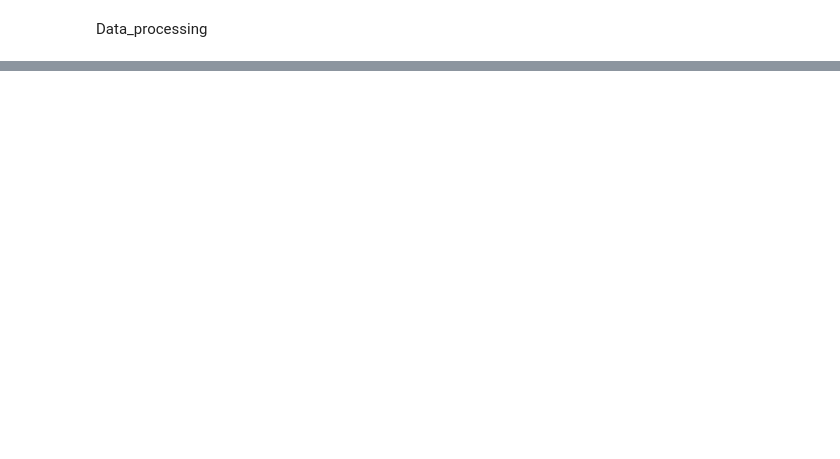
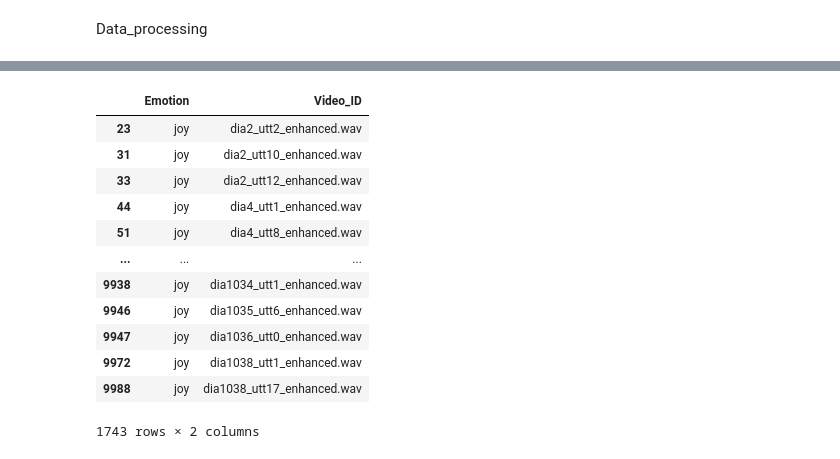
Before and after one commit to YechanJung/pknu25_05, a Jupyter notebook: Audio/feature_extracting.ipynb, the cells around one changed output, grey strips where cells are left out. Cells and saved outputs as stored; diff of their text form; code cells hidden in the pictures; blank space fills up the shorter version.

```diff
--- a/Audio/feature_extracting.ipynb
+++ b/Audio/feature_extracting.ipynb
@@ -26,0 +92,6 @@ for row in range(len(train_df)):
+# %%
+for row in range(len(data_df)):
+    video_path = "enhanced_audio/"+data_df.iloc[row]['Video_ID']
+    enhanced, sr = librosa.load(video_path, sr=16000)
+    gender = classify_gender(enhanced)
+    data_df.iloc[row]['Gender'] = gender
@@ -26,0 +304,16 @@ for row in range(len(train_df)):
+# %%
+data_df
+# %% [output]
+|  | Emotion | Video_ID |
+| 23 | joy | dia2_utt2_enhanced.wav |
+| 31 | joy | dia2_utt10_enhanced.wav |
+| 33 | joy | dia2_utt12_enhanced.wav |
+| 44 | joy | dia4_utt1_enhanced.wav |
+| 51 | joy | dia4_utt8_enhanced.wav |
+| ... | ... | ... |
+| 9938 | joy | dia1034_utt1_enhanced.wav |
+| 9946 | joy | dia1035_utt6_enhanced.wav |
+| 9947 | joy | dia1036_utt0_enhanced.wav |
+| 9972 | joy | dia1038_utt1_enhanced.wav |
+| 9988 | joy | dia1038_utt17_enhanced.wav |
+1743 rows × 2 columns
```
Also changed, not shown: parts of 8 cells of this notebook, 2 other files.
